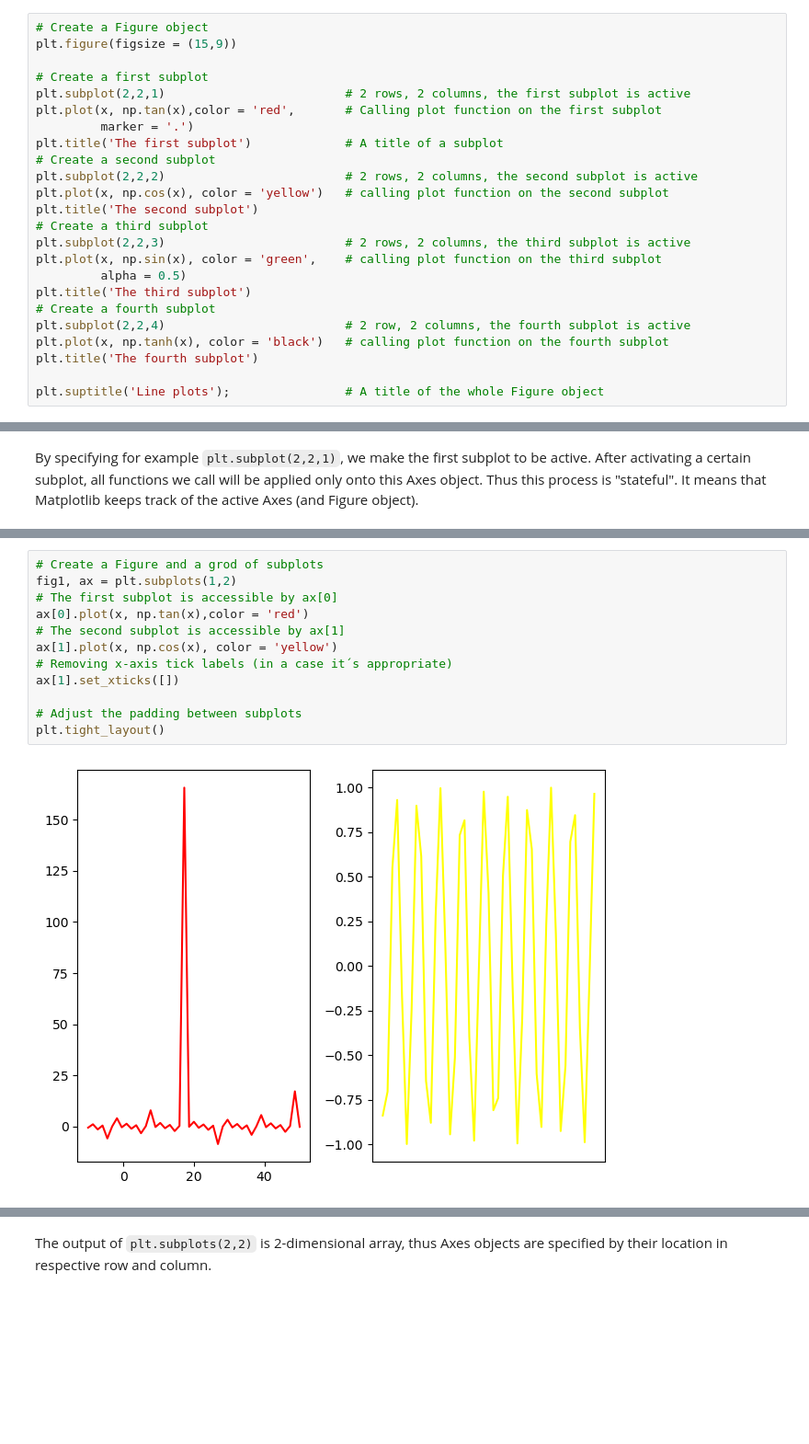
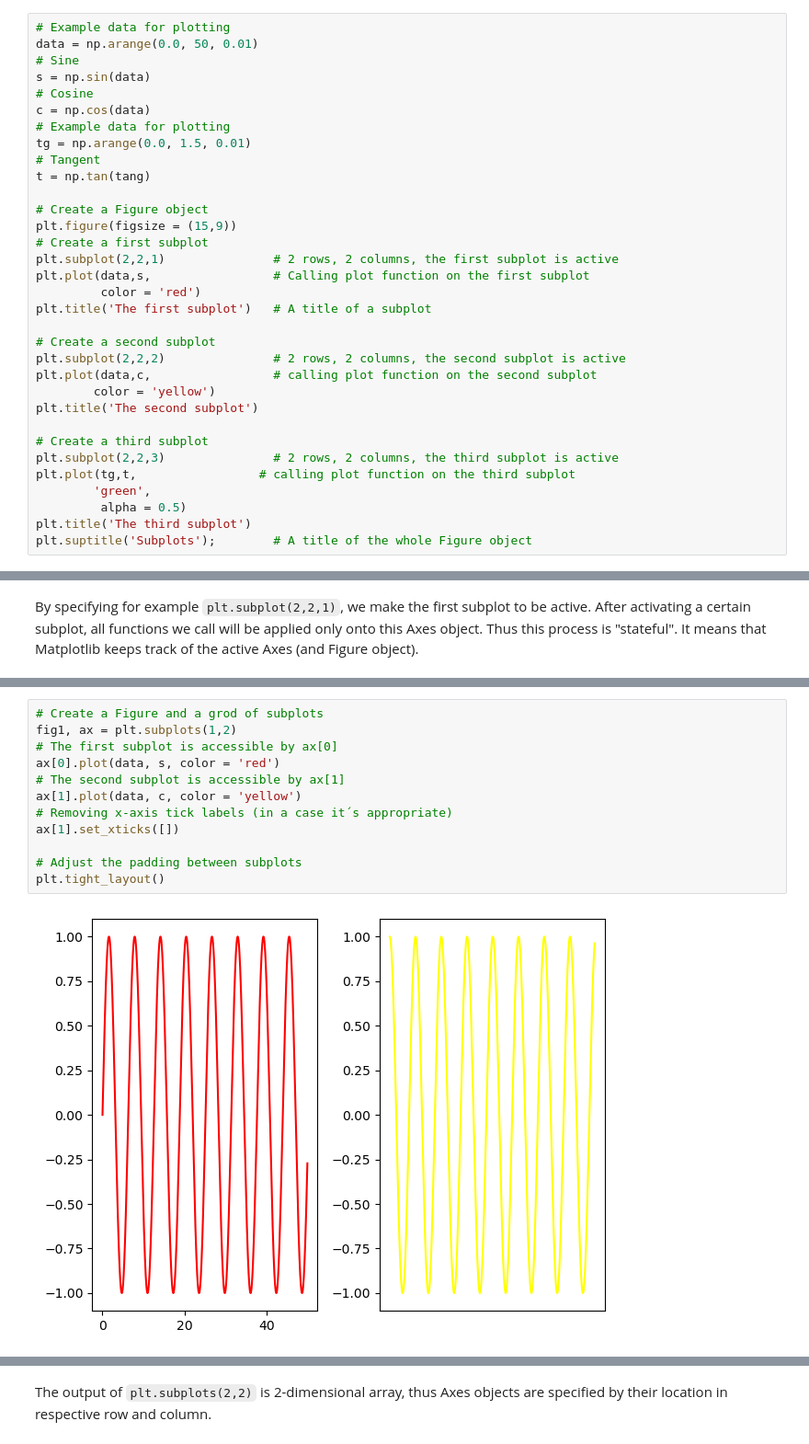
Before and after one commit to zatkopatrik/authentic-data-science, a Jupyter notebook: Jupyter_notebooks/3. Data-Visualization/3_4_7 Mechanics of plotting in Matplolib.ipynb, the cells around one changed output, grey strips where cells are left out. Shown at 92% size. Cells and saved outputs as stored; diff of their text form; blank space fills up the shorter version.

```diff
--- a/Jupyter_notebooks/3. Data-Visualization/3_4_7 Mechanics of plotting in Matplolib.ipynb
+++ b/Jupyter_notebooks/3. Data-Visualization/3_4_7 Mechanics of plotting in Matplolib.ipynb
@@ -118,25 +100,34 @@ index starts always at 1 in the left upper corner (red line plot in our example
 # %%
+# Example data for plotting
+data = np.arange(0.0, 50, 0.01)
+# Sine
+s = np.sin(data)
+# Cosine
+c = np.cos(data)
+# Example data for plotting
+tg = np.arange(0.0, 1.5, 0.01)
+# Tangent
+t = np.tan(tang)
+
 # Create a Figure object
 plt.figure(figsize = (15,9))
+# Create a first subplot
+plt.subplot(2,2,1)               # 2 rows, 2 columns, the first subplot is active
+plt.plot(data,s,                 # Calling plot function on the first subplot
+         color = 'red')
+plt.title('The first subplot')   # A title of a subplot
 
-# Create a first subplot
-plt.subplot(2,2,1)                         # 2 rows, 2 columns, the first subplot is active
-plt.plot(x, np.tan(x),color = 'red',       # Calling plot function on the first subplot
-         marker = '.')
-plt.title('The first subplot')             # A title of a subplot
 # Create a second subplot
-plt.subplot(2,2,2)                         # 2 rows, 2 columns, the second subplot is active
-plt.plot(x, np.cos(x), color = 'yellow')   # calling plot function on the second subplot
+plt.subplot(2,2,2)               # 2 rows, 2 columns, the second subplot is active
+plt.plot(data,c,                 # calling plot function on the second subplot
+        color = 'yellow')
 plt.title('The second subplot')
+
 # Create a third subplot
-plt.subplot(2,2,3)                         # 2 rows, 2 columns, the third subplot is active
-plt.plot(x, np.sin(x), color = 'green',    # calling plot function on the third subplot
+plt.subplot(2,2,3)               # 2 rows, 2 columns, the third subplot is active
+plt.plot(tg,t,                 # calling plot function on the third subplot
+        'green',
          alpha = 0.5)
 plt.title('The third subplot')
-# Create a fourth subplot
-plt.subplot(2,2,4)                         # 2 row, 2 columns, the fourth subplot is active
-plt.plot(x, np.tanh(x), color = 'black')   # calling plot function on the fourth subplot
-plt.title('The fourth subplot')
-
-plt.suptitle('Line plots');                # A title of the whole Figure object
+plt.suptitle('Subplots');        # A title of the whole Figure object
 # %% [output]
@@ -152,14 +141,14 @@ In the first example, we create 2 subplots in 1 row (1-dimensional array), there
 # %%
 # Create a Figure and a grod of subplots
 fig1, ax = plt.subplots(1,2)
 # The first subplot is accessible by ax[0]
-ax[0].plot(x, np.tan(x),color = 'red')
+ax[0].plot(data, s, color = 'red')
 # The second subplot is accessible by ax[1]
-ax[1].plot(x, np.cos(x), color = 'yellow')
+ax[1].plot(data, c, color = 'yellow')
 # Removing x-axis tick labels (in a case it´s appropriate)
 ax[1].set_xticks([])
 
 # Adjust the padding between subplots
 plt.tight_layout()
 # %% [output]
-[figure, old version]
+[figure, new version]
```
Also changed, not shown: parts of 21 cells of this notebook.
